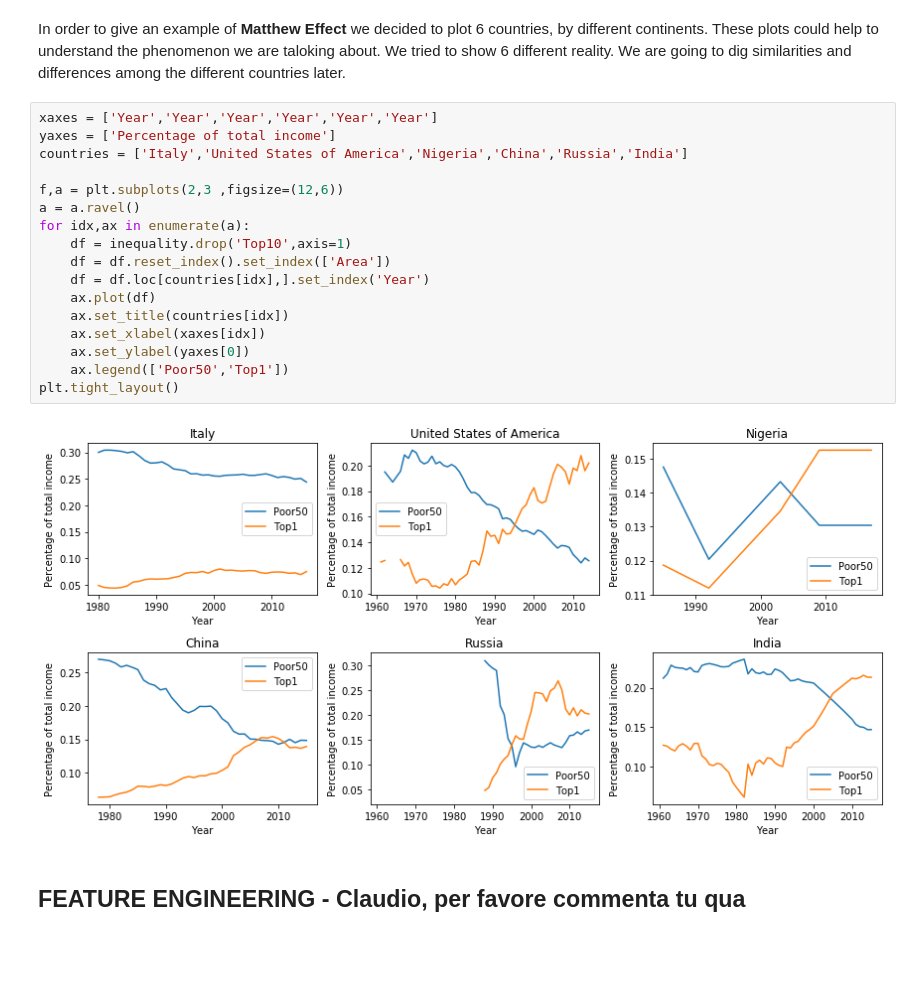
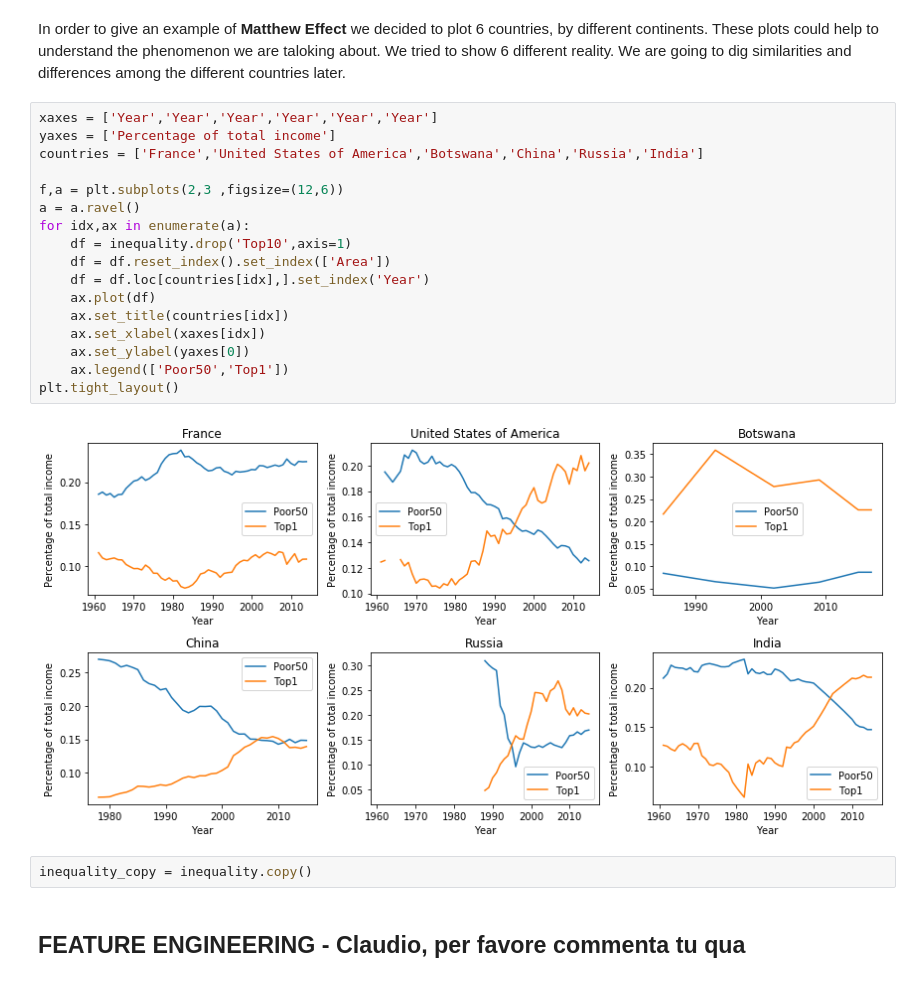
Before and after one commit to GabboM/ADA_Project, a Jupyter notebook: GlobalInequality.ipynb, the cells around one changed output. Cells and saved outputs as stored; diff of their text form; blank space fills up the shorter version.

```diff
--- a/GlobalInequality.ipynb
+++ b/GlobalInequality.ipynb
@@ -75,22 +72,24 @@ In order to give an example of **Matthew Effect** we decided to plot 6 countries
 # %%
 xaxes = ['Year','Year','Year','Year','Year','Year']
 yaxes = ['Percentage of total income']
-countries = ['Italy','United States of America','Nigeria','China','Russia','India']
+countries = ['France','United States of America','Botswana','China','Russia','India']
 
 f,a = plt.subplots(2,3 ,figsize=(12,6))
 a = a.ravel()
 for idx,ax in enumerate(a):
     df = inequality.drop('Top10',axis=1)
     df = df.reset_index().set_index(['Area'])
     df = df.loc[countries[idx],].set_index('Year')
     ax.plot(df)
     ax.set_title(countries[idx])
     ax.set_xlabel(xaxes[idx])
     ax.set_ylabel(yaxes[0])
     ax.legend(['Poor50','Top1'])
 plt.tight_layout()
 # %% [output]
-[figure, old version]
+[figure, new version]
+# %%
+inequality_copy = inequality.copy()
 # %% [markdown]
 ## FEATURE ENGINEERING - Claudio, per favore  commenta tu qua
 # %%
```
Also changed, not shown: parts of 13 cells of this notebook, 1 other file.
